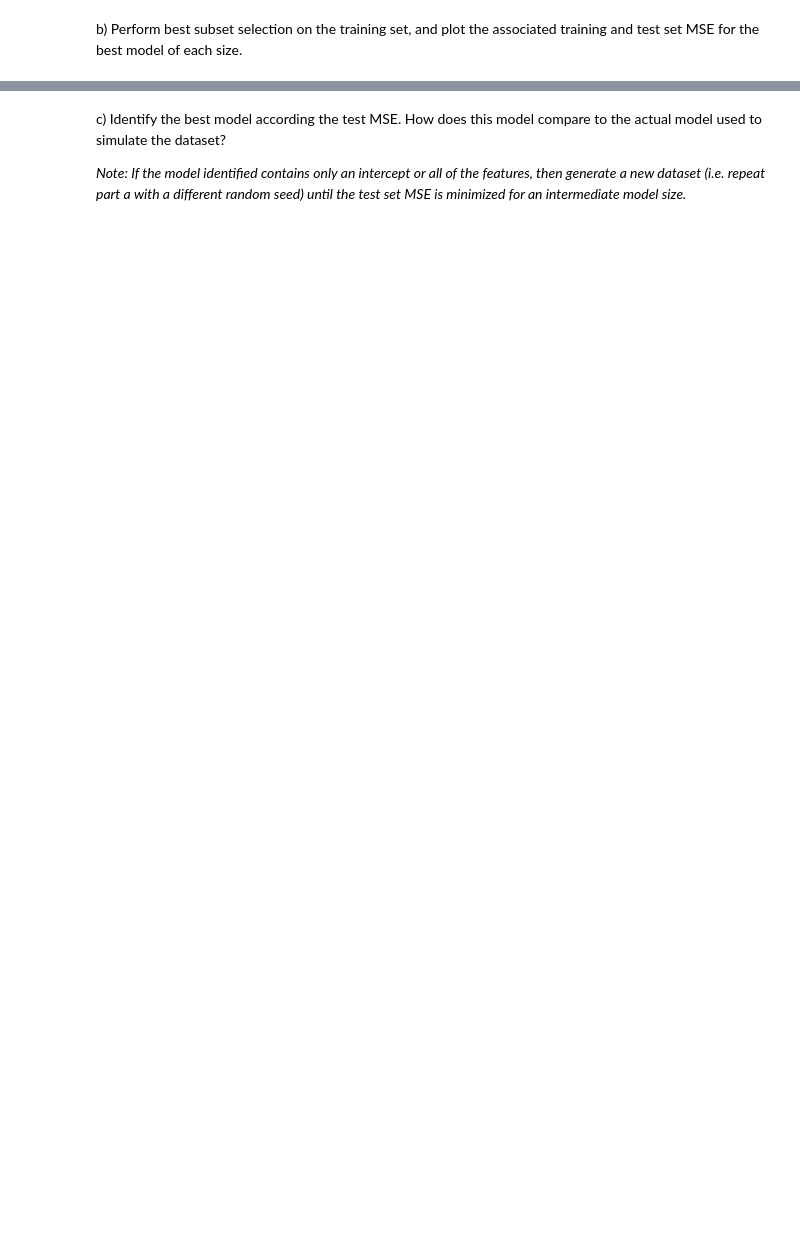
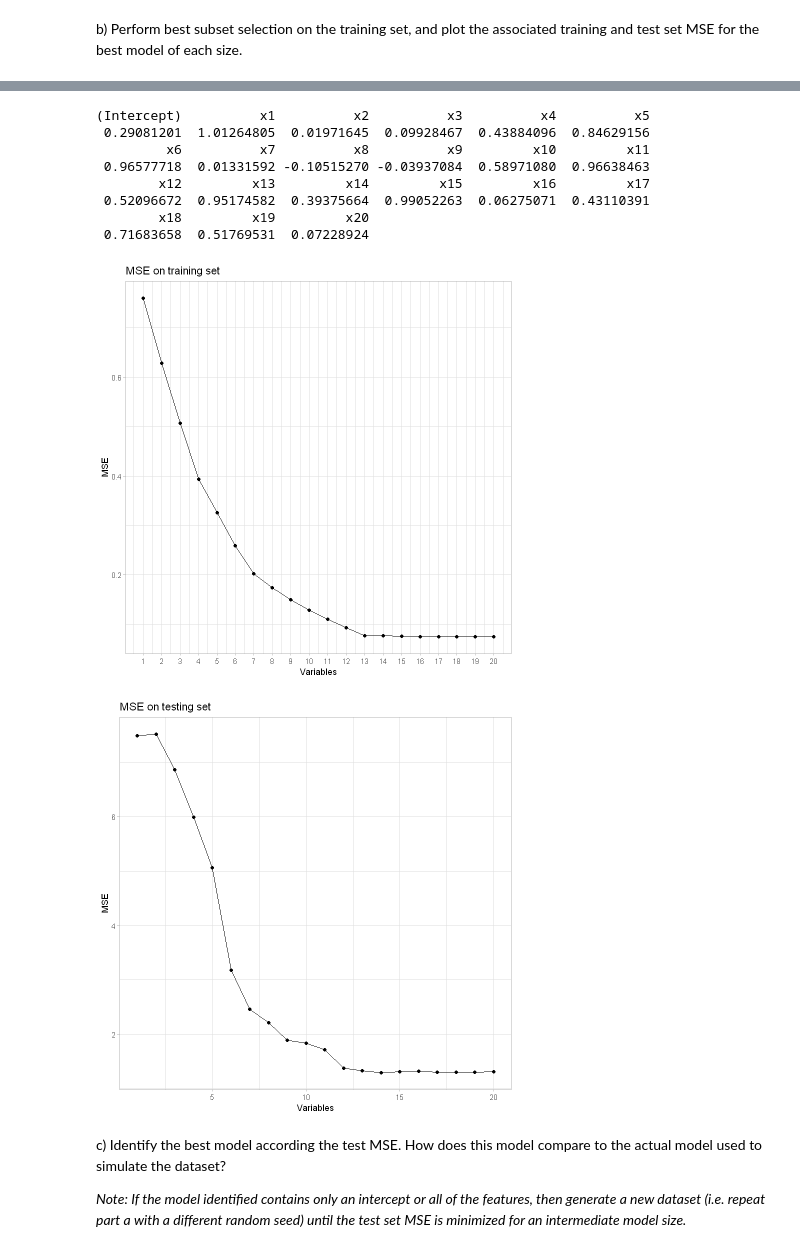
Before and after one commit to tardifmc/Tardif_DSPN_S22, a Jupyter notebook: Homework10.ipynb, the cells around one changed output, grey strips where cells are left out. Drawn from its saved outputs; the diff is of its cells as text; code cells hidden in the pictures; blank space fills up the shorter version.

```diff
--- a/Homework10.ipynb
+++ b/Homework10.ipynb
@@ -133,4 +500,38 @@ Split your simulated dataset into a training set containing $n=100$ observations
 # %% [markdown]
 b) Perform best subset selection on the training set, and plot the associated training and test set MSE for the best model of each size.
 # %%
-# WRITE YOUR CODE HERE
+## Perform best subset selection on the training set
+regfit.full <- regsubsets(y ~ ., df2_train, nvmax = 20)
+bestsubset_summary <- summary(regfit.full)
+bestsubset_summary
+
+
+## Plot associated training set MSE for best model of each size
+tibble(MSE = bestsubset_summary$rss/900) %>%
+  mutate(id = row_number()) %>%
+  ggplot(aes(id, MSE)) +
+  geom_line() + geom_point() +
+  xlab('Variables') +
+  ggtitle('MSE on training set') +
+  scale_x_continuous(breaks = 1:20) + theme_light()
+
+
+## Plot associated test set MSE for best model of each size
+test_errors = rep(NA, 19)
+test.matrix <- model.matrix(y ~ ., data = df2_test)
+
+for (i in 1:20) {
+  coeffs = coef(regfit.full, id = i)
+  pred = test.matrix[,names(coeffs)]%*%coeffs
+  test_errors[i] = mean((df2_test$y-pred)^2)
+}
+
+print(coeffs)
+
+tibble(MSE = test_errors) %>%
+  mutate(id = row_number()) %>%
+  ggplot(aes(id, MSE)) +
+  geom_line() + geom_point() +
+  xlab("Variables") +
+  ggtitle("MSE on testing set") + theme_light()
+# %% [output]
@@ -137,3 +555,13 @@ b) Perform best subset selection on the training set, and plot the associated tr
+(Intercept)          x1          x2          x3          x4          x5
+ 0.29081201  1.01264805  0.01971645  0.09928467  0.43884096  0.84629156
+         x6          x7          x8          x9         x10         x11
+ 0.96577718  0.01331592 -0.10515270 -0.03937084  0.58971080  0.96638463
+        x12         x13         x14         x15         x16         x17
+ 0.52096672  0.95174582  0.39375664  0.99052263  0.06275071  0.43110391
+        x18         x19         x20
+ 0.71683658  0.51769531  0.07228924
+[figure, added]
+[figure, added]
 # %% [markdown]
 c) Identify the best model according the test MSE. How does this model compare to the actual model used to simulate the dataset?
 
```
Also changed, not shown: parts of 14 cells of this notebook.
